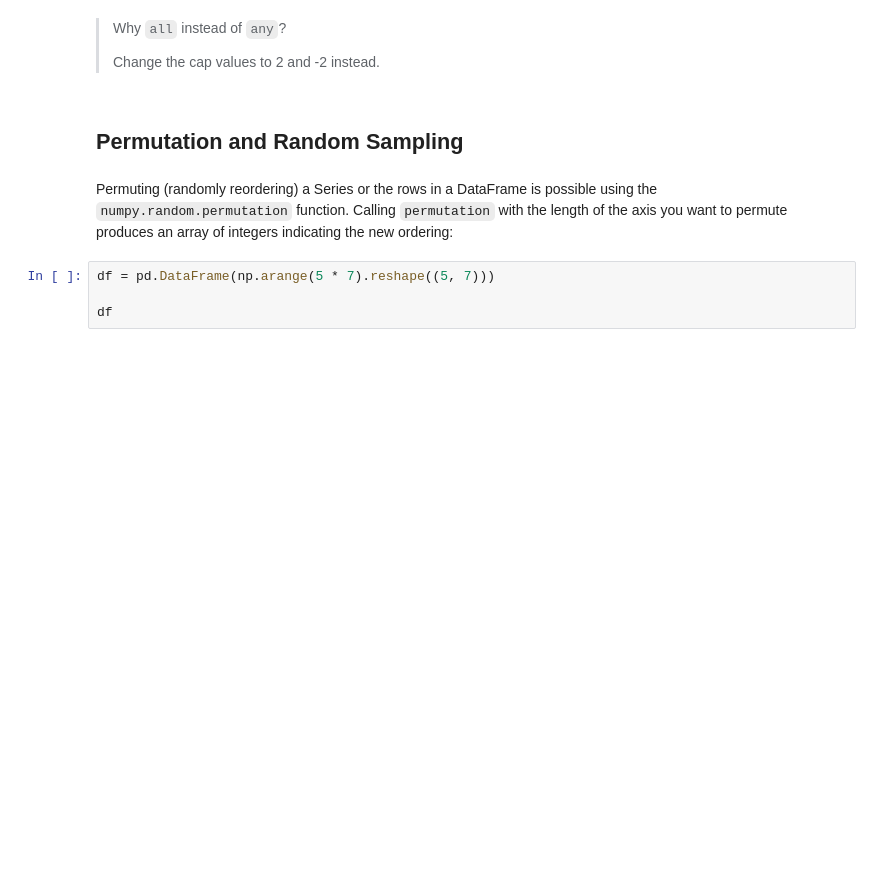
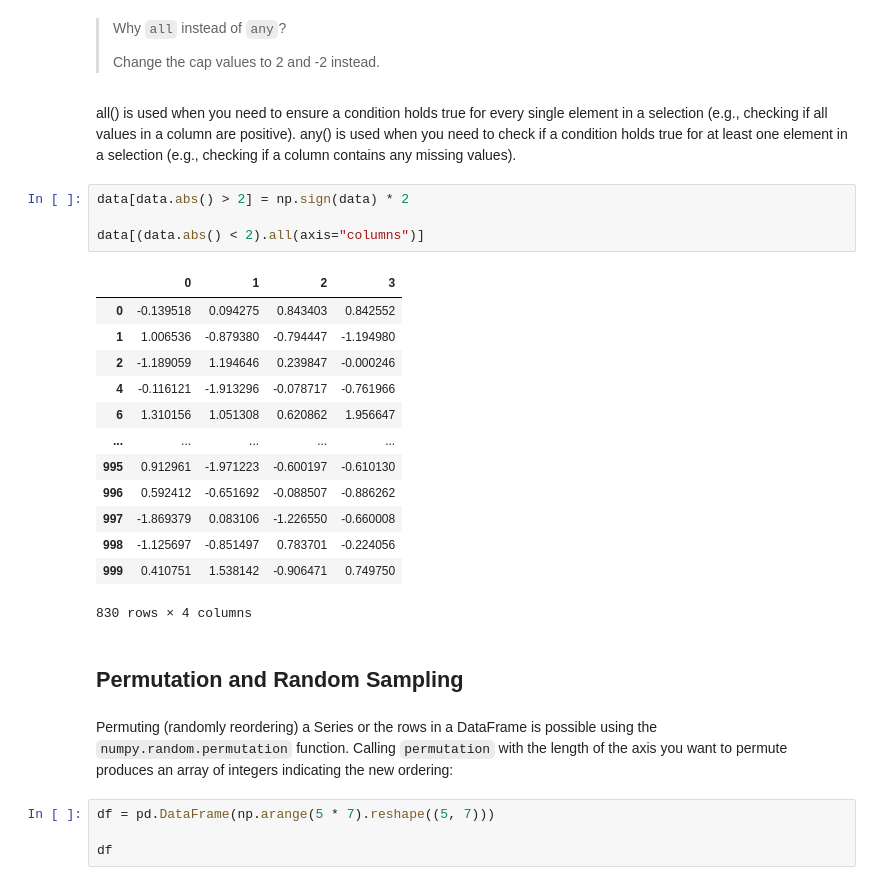
Before and after one commit to bradleysoh/5m-data-1.8-eda-basic, a Jupyter notebook: notebooks/eda_basic_lesson.ipynb, the cells around one changed output. Drawn from its saved outputs; the diff is of its cells as text; blank space fills up the shorter version.

```diff
--- a/notebooks/eda_basic_lesson.ipynb
+++ b/notebooks/eda_basic_lesson.ipynb
@@ -773,6 +798,27 @@ data[(data.abs() < 3).all(axis="columns")]
 > Why `all` instead of `any`?
 >
 > Change the cap values to 2 and -2 instead.
+# %% [markdown]
+all() is used when you need to ensure a condition holds true for every single element in a selection (e.g., checking if all values in a column are positive).
+any() is used when you need to check if a condition holds true for at least one element in a selection (e.g., checking if a column contains any missing values).
+# %%
+data[data.abs() > 2] = np.sign(data) * 2
+
+data[(data.abs() < 2).all(axis="columns")]
+# %% [output]
+|  | 0 | 1 | 2 | 3 |
+| 0 | -0.139518 | 0.094275 | 0.843403 | 0.842552 |
+| 1 | 1.006536 | -0.879380 | -0.794447 | -1.194980 |
+| 2 | -1.189059 | 1.194646 | 0.239847 | -0.000246 |
+| 4 | -0.116121 | -1.913296 | -0.078717 | -0.761966 |
+| 6 | 1.310156 | 1.051308 | 0.620862 | 1.956647 |
+| ... | ... | ... | ... | ... |
+| 995 | 0.912961 | -1.971223 | -0.600197 | -0.610130 |
+| 996 | 0.592412 | -0.651692 | -0.088507 | -0.886262 |
+| 997 | -1.869379 | 0.083106 | -1.226550 | -0.660008 |
+| 998 | -1.125697 | -0.851497 | 0.783701 | -0.224056 |
+| 999 | 0.410751 | 1.538142 | -0.906471 | 0.749750 |
+830 rows × 4 columns
 # %% [markdown]
 ## Permutation and Random Sampling
 # %% [markdown]
```
Also changed, not shown: parts of 38 cells of this notebook, 1 other file.
